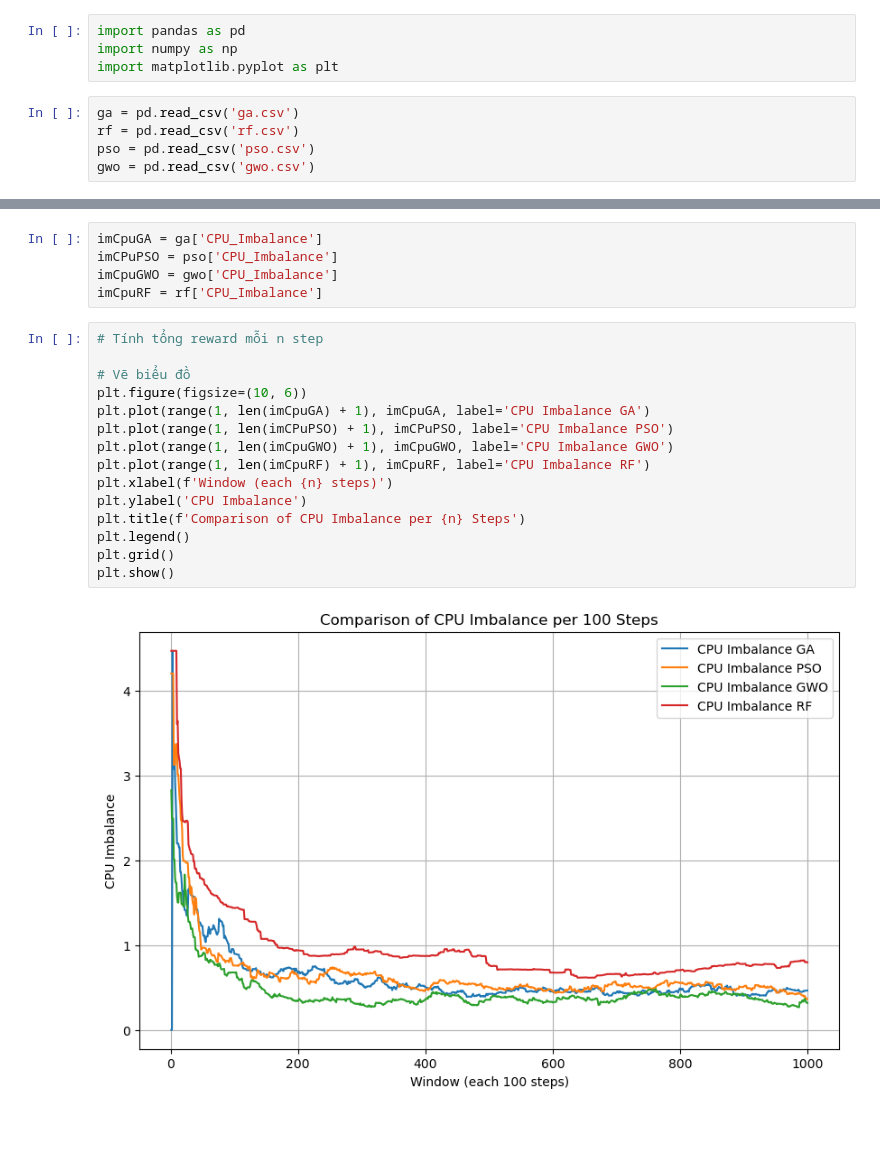
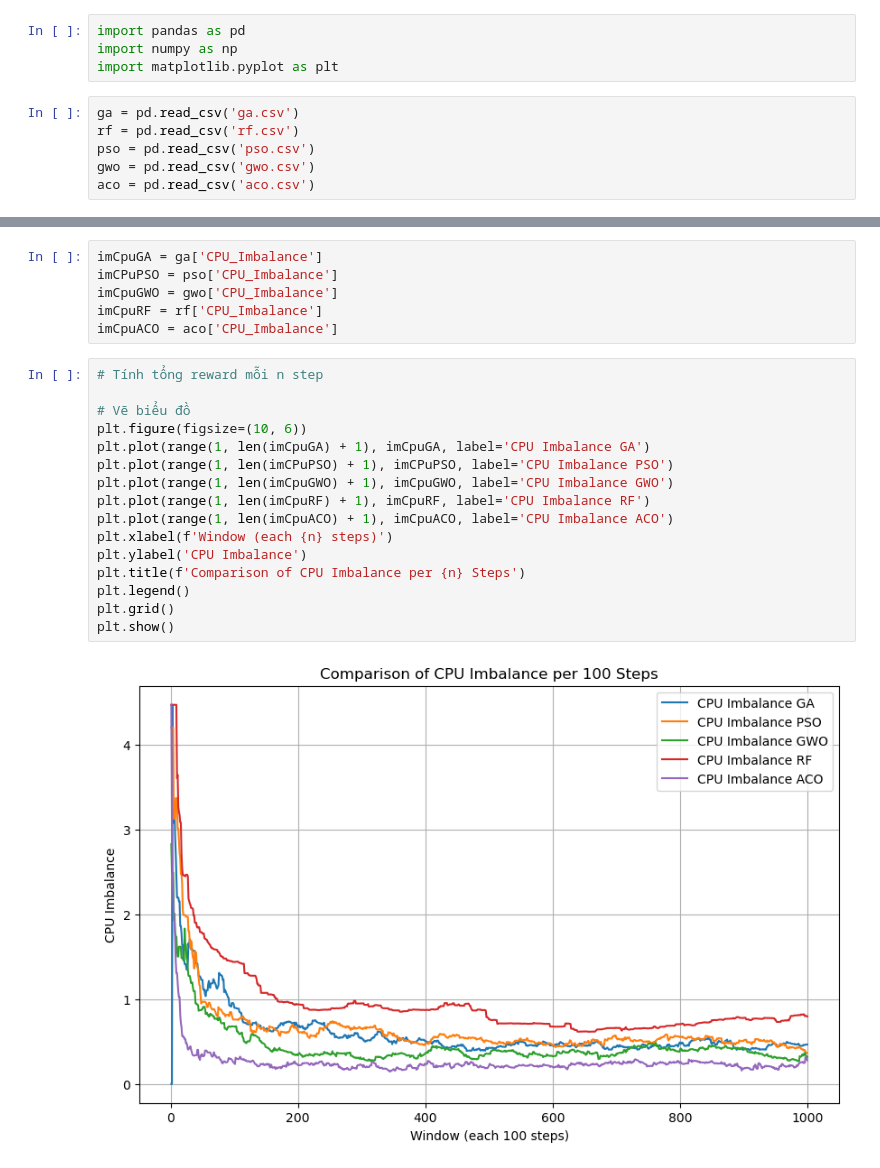
Before and after one commit to hkhoa239/DC, a Jupyter notebook: metrics/plot.ipynb, the cells around one changed output, grey strips where cells are left out. Drawn from its saved outputs; the diff is of its cells as text; blank space fills up the shorter version.

```diff
--- a/metrics/plot.ipynb
+++ b/metrics/plot.ipynb
@@ -7,6 +7,7 @@ ga = pd.read_csv('ga.csv')
 rf = pd.read_csv('rf.csv')
 pso = pd.read_csv('pso.csv')
 gwo = pd.read_csv('gwo.csv')
+aco = pd.read_csv('aco.csv')
 # %%
 pga = ga['Power_Consumption']
 prf = rf['Power_Consumption']
@@ -36,23 +39,25 @@ imCpuGA = ga['CPU_Imbalance']
 imCPuPSO = pso['CPU_Imbalance']
 imCpuGWO = gwo['CPU_Imbalance']
 imCpuRF = rf['CPU_Imbalance']
+imCpuACO = aco['CPU_Imbalance']
 # %%
 # Tính tổng reward mỗi n step
 
 # Vẽ biểu đồ
 plt.figure(figsize=(10, 6))
 plt.plot(range(1, len(imCpuGA) + 1), imCpuGA, label='CPU Imbalance GA')
 plt.plot(range(1, len(imCPuPSO) + 1), imCPuPSO, label='CPU Imbalance PSO')
 plt.plot(range(1, len(imCpuGWO) + 1), imCpuGWO, label='CPU Imbalance GWO')
 plt.plot(range(1, len(imCpuRF) + 1), imCpuRF, label='CPU Imbalance RF')
+plt.plot(range(1, len(imCpuACO) + 1), imCpuACO, label='CPU Imbalance ACO')
 plt.xlabel(f'Window (each {n} steps)')
 plt.ylabel('CPU Imbalance')
 plt.title(f'Comparison of CPU Imbalance per {n} Steps')
 plt.legend()
 plt.grid()
 plt.show()
 # %% [output]
-[figure, old version]
+[figure, new version]
 # %%
 imRamGA = ga['Ram_Imbalance']
 imRamPSO = pso['Ram_Imbalance']
```
Also changed, not shown: parts of 4 cells of this notebook, 3 other files.
